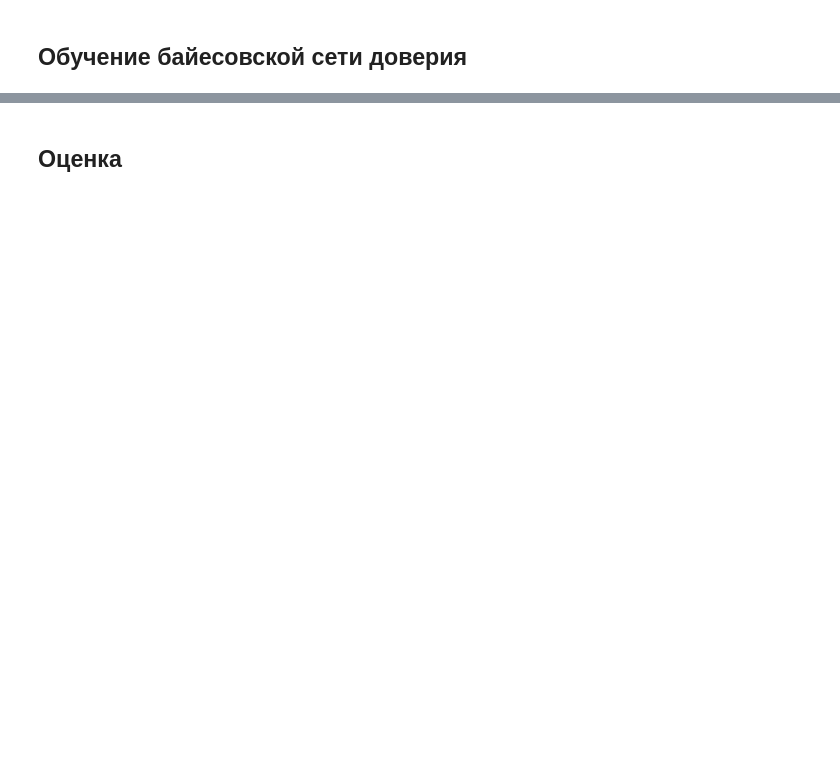
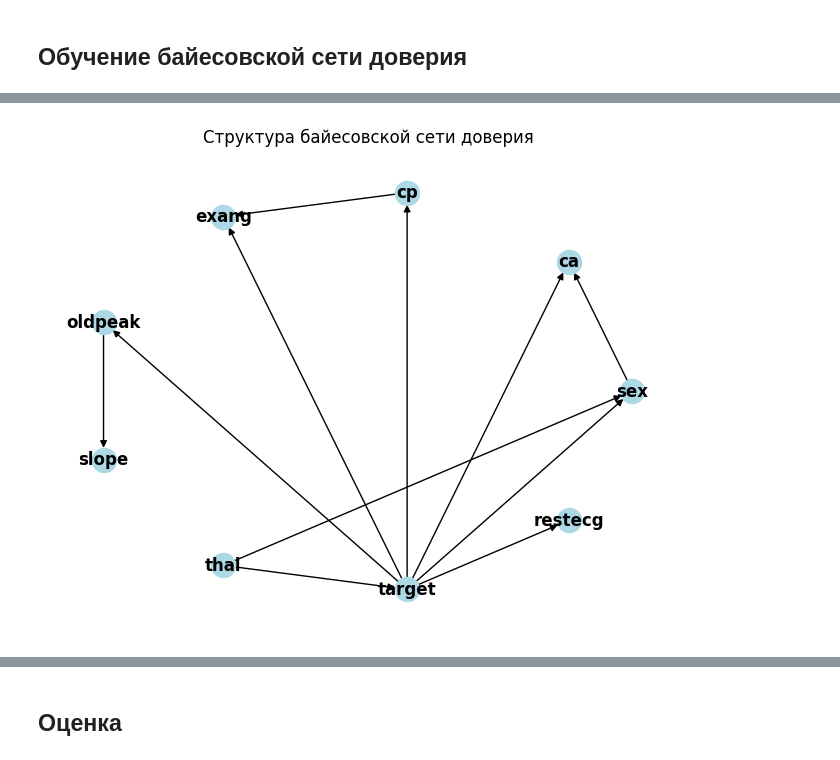
Before and after one commit to ArtemBurenok/Bayesian_network, a Jupyter notebook: Bayesian_network.ipynb, the cells around one changed output, grey strips where cells are left out. Saved outputs shown, nothing was run; the diff lists cells and outputs as text; code cells hidden in the pictures; blank space fills up the shorter version.

```diff
--- a/Bayesian_network.ipynb
+++ b/Bayesian_network.ipynb
@@ -216,6 +217,13 @@ OutEdgeView([('sex', 'ca'), ('cp', 'exang'), ('oldpeak', 'slope'), ('slope', 'ta
 # %%
 # Создаем модель
 model = BayesianNetwork(model_structure.edges())
+# %%
+pos = nx.circular_layout(model)  # Позиционирование узлов
+nx.draw(model, pos, with_labels=True, node_color='lightblue', font_weight='bold', arrows=True)
+plt.title('Структура байесовской сети доверия')
+plt.show()
+# %% [output]
+[figure, added]
 # %%
 # Определение параметров модели
 # Здесь используем максимальное правдоподобие для оценки вероятностей
```
Also changed, not shown: parts of 12 cells of this notebook.
